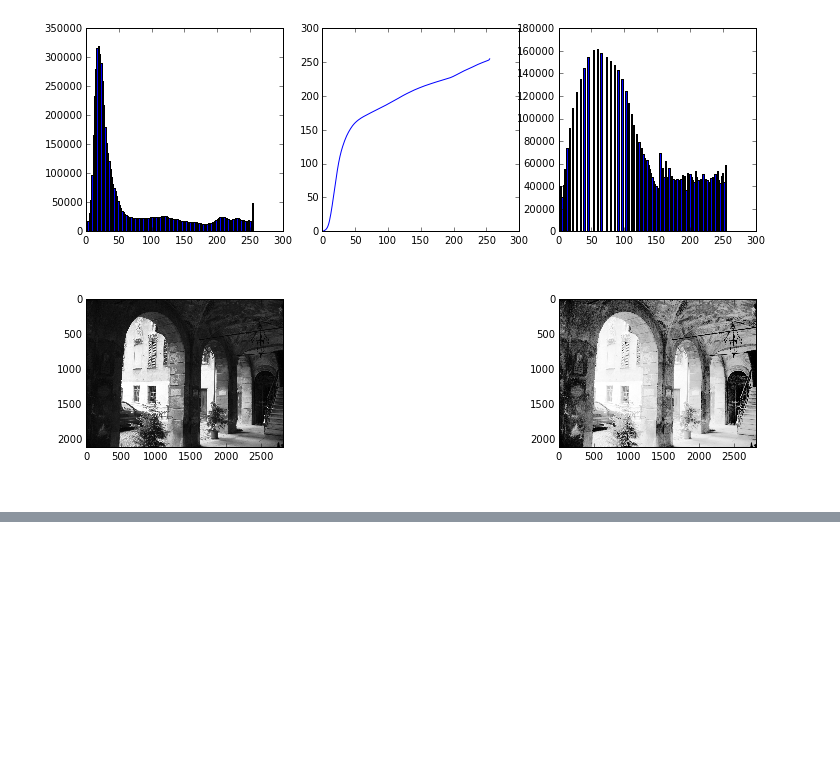
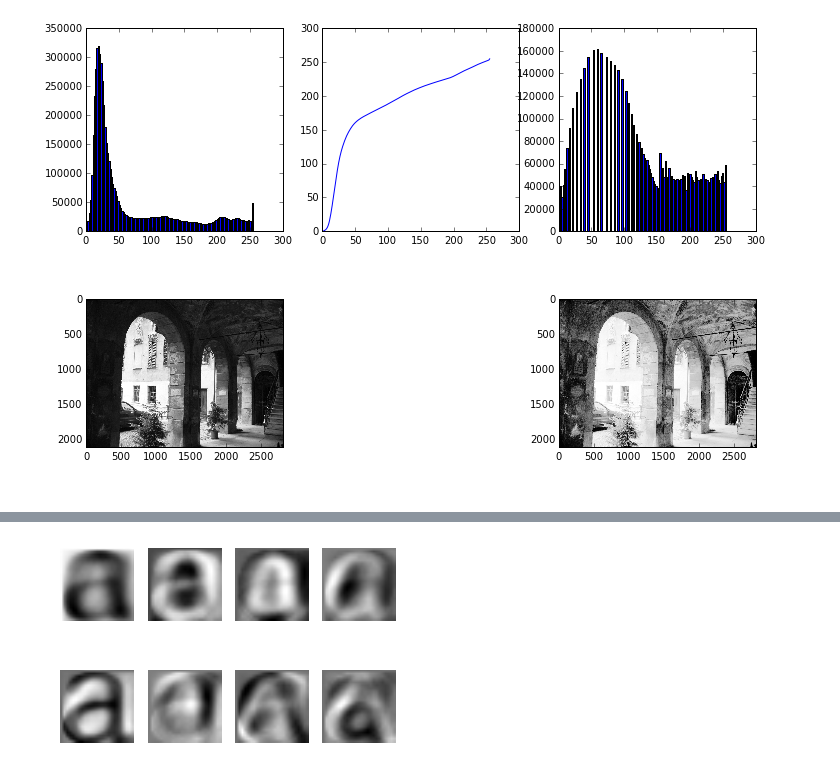
Before and after one commit to whatalnk/study-PCV, a Jupyter notebook: Chapter01.ipynb, the cells around one changed output, grey strips where cells are left out. Drawn from its saved outputs; the diff is of its cells as text; code cells hidden in the pictures; blank space fills up the shorter version.

```diff
--- a/Chapter01.ipynb
+++ b/Chapter01.ipynb
@@ -131,0 +148,25 @@ axs[1, 2].imshow(im2, cmap=matplotlib.cm.Greys_r)
+# %%
+from os import path
+imdir = "data/fontimages/a_thumbs"
+imlist = [path.join(imdir, f) for f in os.listdir(imdir)]
+im = np.array(Image.open(imlist[0]))
+m, n = im.shape[0:2]
+imnbr = len(imlist)
+
+immatrix = np.array([np.array(Image.open(im)).flatten() for im in imlist], 'f')
+
+V, S, immean = pca.pca(immatrix)
+
+plt.figure()
+plt.gray()
+plt.subplot(2, 4, 1)
+plt.axis("off")
+plt.imshow(immean.reshape(m, n))
+for i in range(7):
+    plt.subplot(2, 4, i+2)
+    plt.axis("off")
+    plt.imshow(V[i].reshape(m, n))
+
+plt.show()
+# %% [output]
+[figure, added]
```
Also changed, not shown: parts of 5 cells of this notebook, 2 other files.
